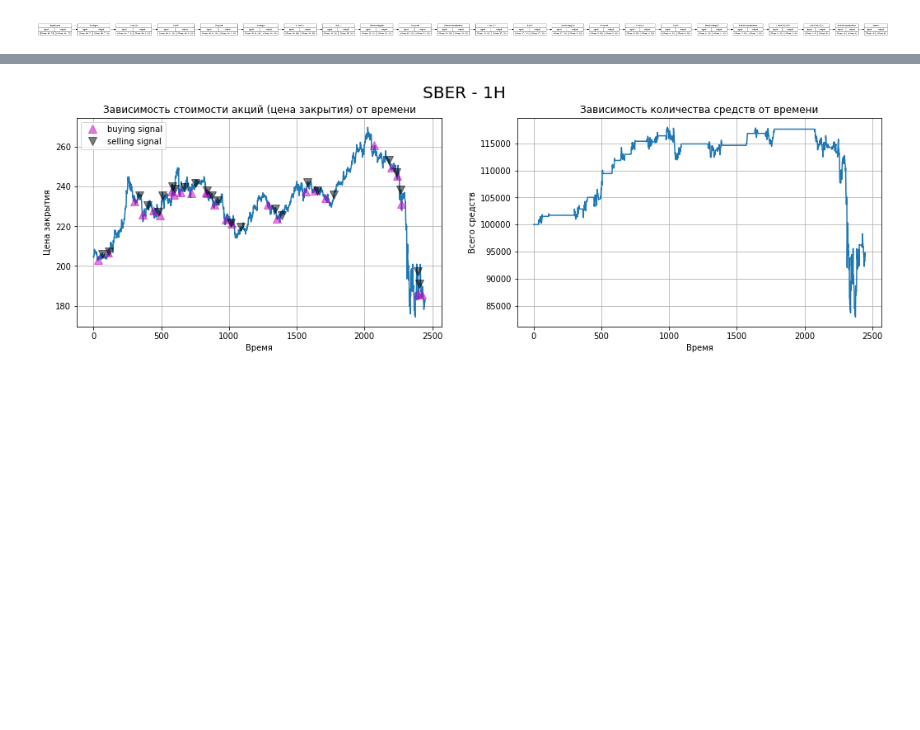
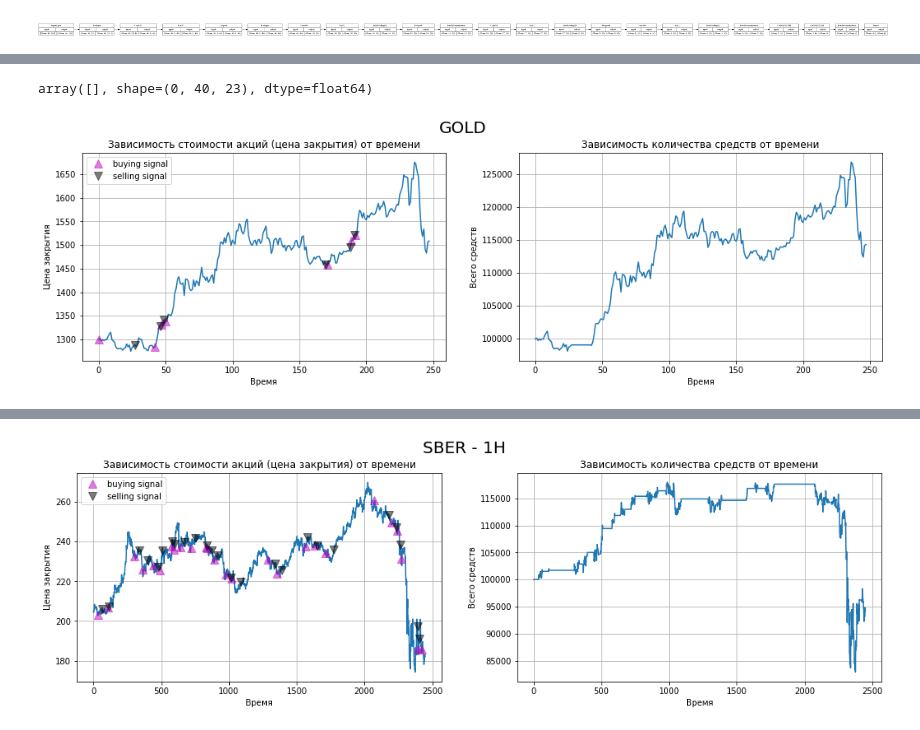
Before and after one commit to andtun/TradingBot-CourseWork, a Jupyter notebook: INDICATORS_PREDICTION.ipynb, the cells around one changed output, grey strips where cells are left out. Drawn from its saved outputs; the diff is of its cells as text; code cells hidden in the pictures; blank space fills up the shorter version.

```diff
--- a/INDICATORS_PREDICTION.ipynb
+++ b/INDICATORS_PREDICTION.ipynb
@@ -151,0 +256,4 @@ KeyboardInterrupt:
+# %%
+data_test
+# %% [output]
+array([], shape=(0, 40, 23), dtype=float64)
@@ -152 +272,6 @@ KeyboardInterrupt:
+# %%
+SURE = 0.0
+model_test('GOLD', data_test, dfcopy)
+# %% [output]
+[figure, added]
 # %%
```
Also changed, not shown: parts of 26 cells of this notebook, 2 other files.
